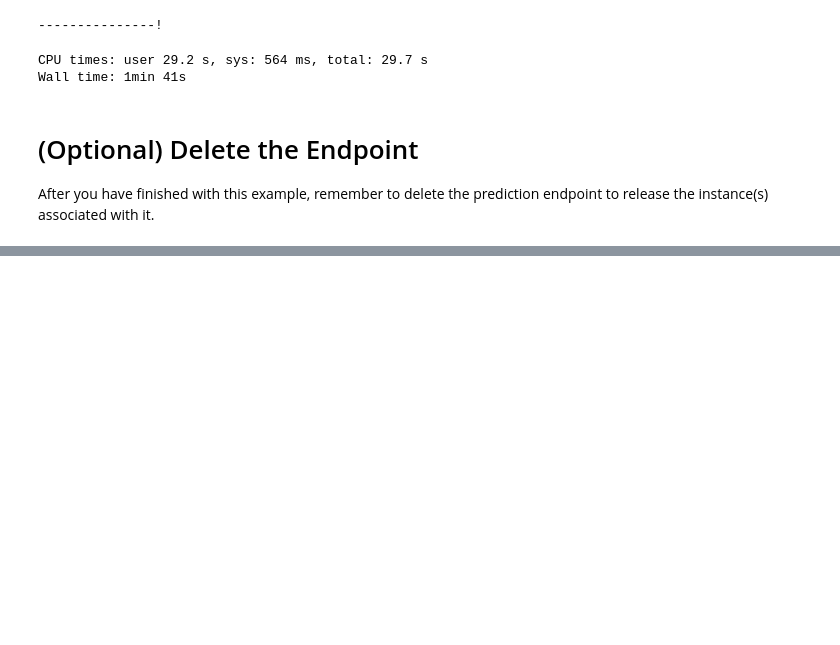
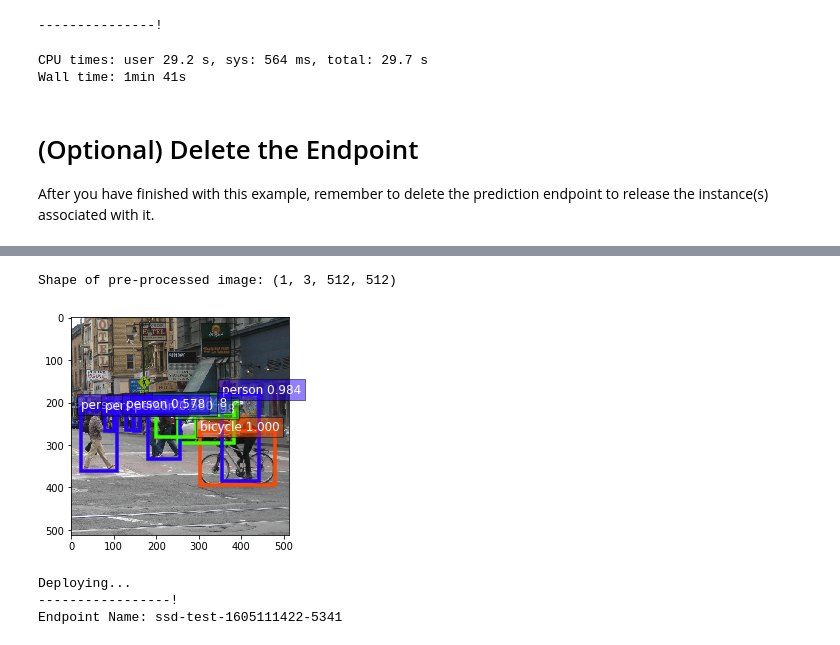
Before and after one commit to franciscocalderon2/mxnet-mkl-blas, a Jupyter notebook: mxnet_mklblas.ipynb, the cells around one changed output, grey strips where cells are left out. Saved outputs shown, nothing was run; the diff lists cells and outputs as text; code cells hidden in the pictures; blank space fills up the shorter version.

Commit message:
added bert and ssd

```diff
--- a/mxnet_mklblas.ipynb
+++ b/mxnet_mklblas.ipynb
@@ -158,0 +332,16 @@ mklblas_predictor.delete_endpoint()
+# %%
+ctx = mx.cpu()
+bert, vocab = nlp.model.get_model(
+    'bert_12_768_12',
+    dataset_name='book_corpus_wiki_en_uncased',
+    pretrained=False,
+    ctx=ctx,
+    use_pooler=True,
+    use_decoder=False,
+    use_classifier=False)
+
+
+# Set dropout to non-zero, to match pretrained model parameter names
+net = nlp.model.BERTClassifier(bert, dropout=0.1)
+net.load_parameters('bert_sst.params', mx.cpu(0))
+net.hybridize()
@@ -158,0 +481,17 @@ mklblas_predictor.delete_endpoint()
+# %%
+
+
+model_name = "ssd_512_resnet50_v1_voc"
+net = model_zoo.get_model(model_name, pretrained=True)
+net.hybridize()
+net(mx.nd.zeros((1, 3, 512, 512)))
+
+net.export(model_name)
+# %%
+im_fname = gcv_utils.download('https://github.com/dmlc/web-data/blob/master/' +
+                          'gluoncv/detection/street_small.jpg?raw=true',
+                          path='street_small.jpg')
+x, img = data.transforms.presets.ssd.load_test(im_fname, short=512)
+print('Shape of pre-processed image:', x.shape)
+# %% [output]
+Shape of pre-processed image: (1, 3, 512, 512)
@@ -158,0 +506,16 @@ mklblas_predictor.delete_endpoint()
+# %%
+deserialized_net = mx.gluon.nn.SymbolBlock.imports("{}-symbol.json".format(model_name), ['data'], "{}-0000.params".format(model_name), ctx=ctx)
+# %%
+class_IDs, scores, bounding_boxes = deserialized_net(x)
+
+ax = utils.viz.plot_bbox(img, bounding_boxes[0], scores[0],
+                         class_IDs[0], class_names=net.classes)
+# %% [output]
+[figure, added]
+# %%
+ecr_image = "763104351884.dkr.ecr.us-east-1.amazonaws.com/mxnet-inference:1.6.0-cpu-py36-ubuntu16.04-v3.7"
+ssd_predictor = deploy_model(model_data, "ssd-test", sagemaker_session, ecr_image, 'ml.m4.xlarge', "1.6.0", role, script="ssd_inference.py")
+# %% [output]
+Deploying...
+-----------------!
+Endpoint Name: ssd-test-1605111422-5341
```
Also changed, not shown: parts of 50 cells of this notebook.
